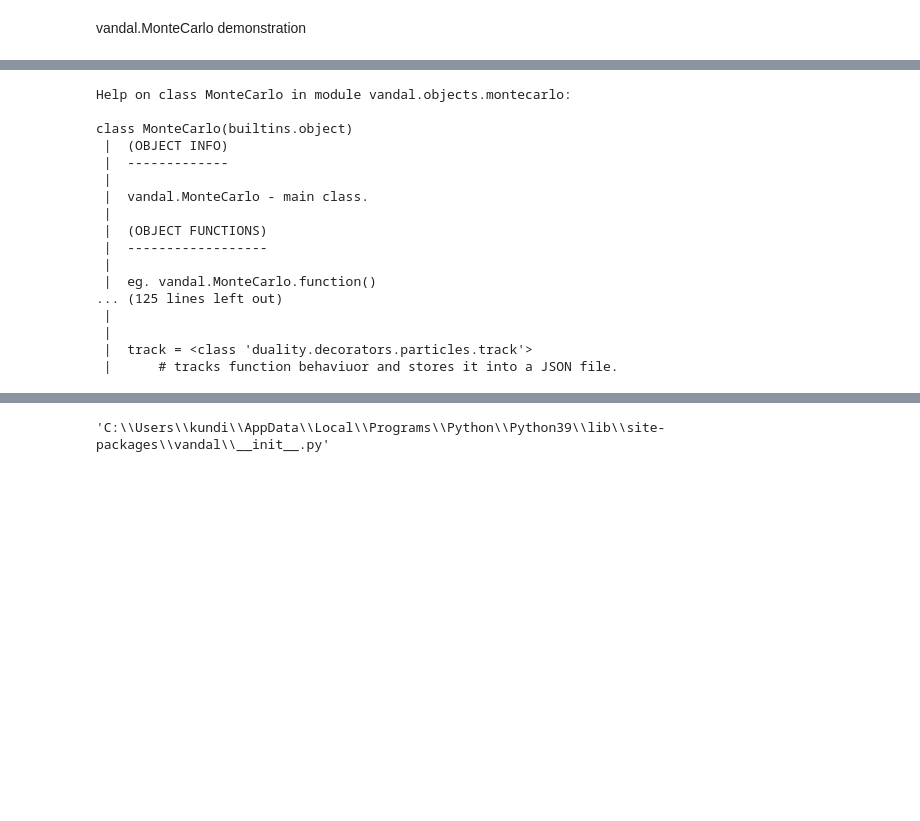
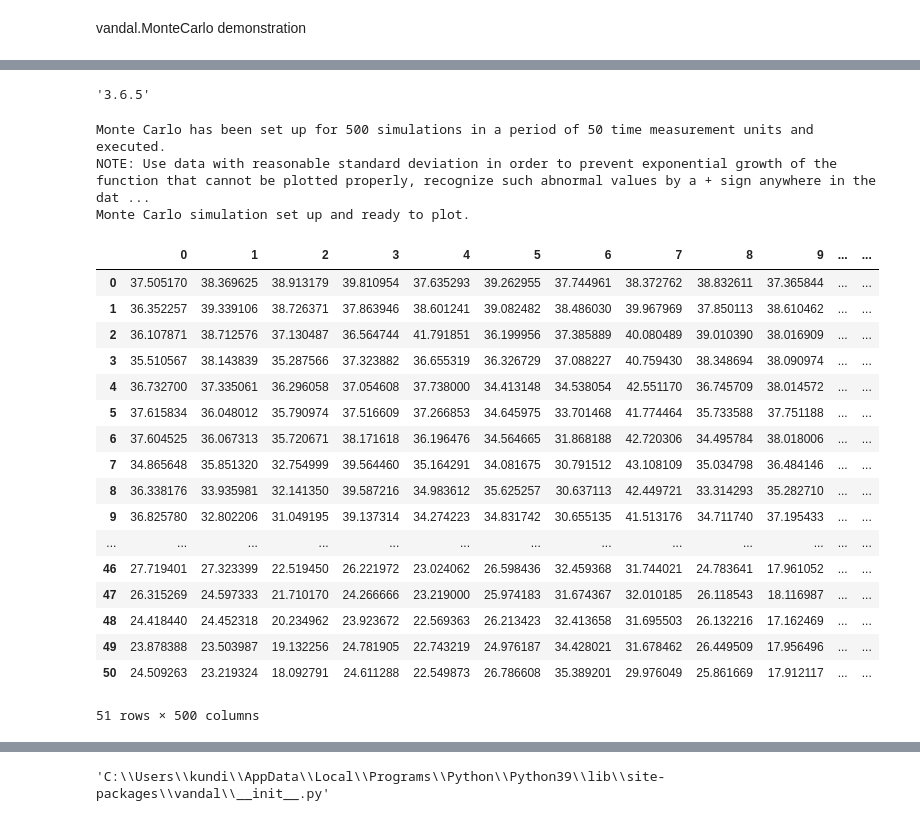
Before and after one commit to dkundih/DataLibrary, a Jupyter notebook: MonteCarlo/vandal_montecarlo_demo.ipynb, the cells around one changed output, grey strips where cells are left out. Saved outputs shown, nothing was run; the diff lists cells and outputs as text; code cells hidden in the pictures; blank space fills up the shorter version.

Commit message:
3.6.5 vandal alignment

```diff
--- a/MonteCarlo/vandal_montecarlo_demo.ipynb
+++ b/MonteCarlo/vandal_montecarlo_demo.ipynb
@@ -153,20 +2,0 @@ FILE
-# %%
-help(vandal.MonteCarlo) #Help on object options and possibilities.
-# %% [output]
-Help on class MonteCarlo in module vandal.objects.montecarlo:
-
-class MonteCarlo(builtins.object)
- |  (OBJECT INFO)
- |  -------------
- |
- |  vandal.MonteCarlo - main class.
- |
- |  (OBJECT FUNCTIONS)
- |  ------------------
- |
- |  eg. vandal.MonteCarlo.function()
-... (125 lines left out)
- |
- |
- |  track = <class 'duality.decorators.particles.track'>
- |      # tracks function behaviuor and stores it into a JSON file.
@@ -172,0 +6,4 @@ class MonteCarlo(builtins.object)
+# %%
+vandal.__version__ # version used.
+# %% [output]
+'3.6.5'
@@ -172,0 +14,26 @@ class MonteCarlo(builtins.object)
+# %%
+MC = vandal.MonteCarlo(df['Example_data'], 50, 500) # object defined as MC.
+# %%
+MC.execute(filtered=False) # executes the Monte Carlo simulation.
+# %% [output]
+Monte Carlo has been set up for 500 simulations in a period of 50 time measurement units and executed.
+NOTE: Use data with reasonable standard deviation in order to prevent exponential growth of the function that cannot be plotted properly, recognize such abnormal values by a + sign anywhere in the dat ...
+Monte Carlo simulation set up and ready to plot.
+|  | 0 | 1 | 2 | 3 | 4 | 5 | 6 | 7 | 8 | 9 | ... | ... |
+| 0 | 37.505170 | 38.369625 | 38.913179 | 39.810954 | 37.635293 | 39.262955 | 37.744961 | 38.372762 | 38.832611 | 37.365844 | ... | ... |
+| 1 | 36.352257 | 39.339106 | 38.726371 | 37.863946 | 38.601241 | 39.082482 | 38.486030 | 39.967969 | 37.850113 | 38.610462 | ... | ... |
+| 2 | 36.107871 | 38.712576 | 37.130487 | 36.564744 | 41.791851 | 36.199956 | 37.385889 | 40.080489 | 39.010390 | 38.016909 | ... | ... |
+| 3 | 35.510567 | 38.143839 | 35.287566 | 37.323882 | 36.655319 | 36.326729 | 37.088227 | 40.759430 | 38.348694 | 38.090974 | ... | ... |
+| 4 | 36.732700 | 37.335061 | 36.296058 | 37.054608 | 37.738000 | 34.413148 | 34.538054 | 42.551170 | 36.745709 | 38.014572 | ... | ... |
+| 5 | 37.615834 | 36.048012 | 35.790974 | 37.516609 | 37.266853 | 34.645975 | 33.701468 | 41.774464 | 35.733588 | 37.751188 | ... | ... |
+| 6 | 37.604525 | 36.067313 | 35.720671 | 38.171618 | 36.196476 | 34.564665 | 31.868188 | 42.720306 | 34.495784 | 38.018006 | ... | ... |
+| 7 | 34.865648 | 35.851320 | 32.754999 | 39.564460 | 35.164291 | 34.081675 | 30.791512 | 43.108109 | 35.034798 | 36.484146 | ... | ... |
+| 8 | 36.338176 | 33.935981 | 32.141350 | 39.587216 | 34.983612 | 35.625257 | 30.637113 | 42.449721 | 33.314293 | 35.282710 | ... | ... |
+| 9 | 36.825780 | 32.802206 | 31.049195 | 39.137314 | 34.274223 | 34.831742 | 30.655135 | 41.513176 | 34.711740 | 37.195433 | ... | ... |
+| ... | ... | ... | ... | ... | ... | ... | ... | ... | ... | ... | ... | ... |
+| 46 | 27.719401 | 27.323399 | 22.519450 | 26.221972 | 23.024062 | 26.598436 | 32.459368 | 31.744021 | 24.783641 | 17.961052 | ... | ... |
+| 47 | 26.315269 | 24.597333 | 21.710170 | 24.266666 | 23.219000 | 25.974183 | 31.674367 | 32.010185 | 26.118543 | 18.116987 | ... | ... |
+| 48 | 24.418440 | 24.452318 | 20.234962 | 23.923672 | 22.569363 | 26.213423 | 32.413658 | 31.695503 | 26.132216 | 17.162469 | ... | ... |
+| 49 | 23.878388 | 23.503987 | 19.132256 | 24.781905 | 22.743219 | 24.976187 | 34.428021 | 31.678462 | 26.449509 | 17.956496 | ... | ... |
+| 50 | 24.509263 | 23.219324 | 18.092791 | 24.611288 | 22.549873 | 26.786608 | 35.389201 | 29.976049 | 25.861669 | 17.912117 | ... | ... |
+51 rows × 500 columns
```
Also changed, not shown: parts of 48 cells of this notebook.
